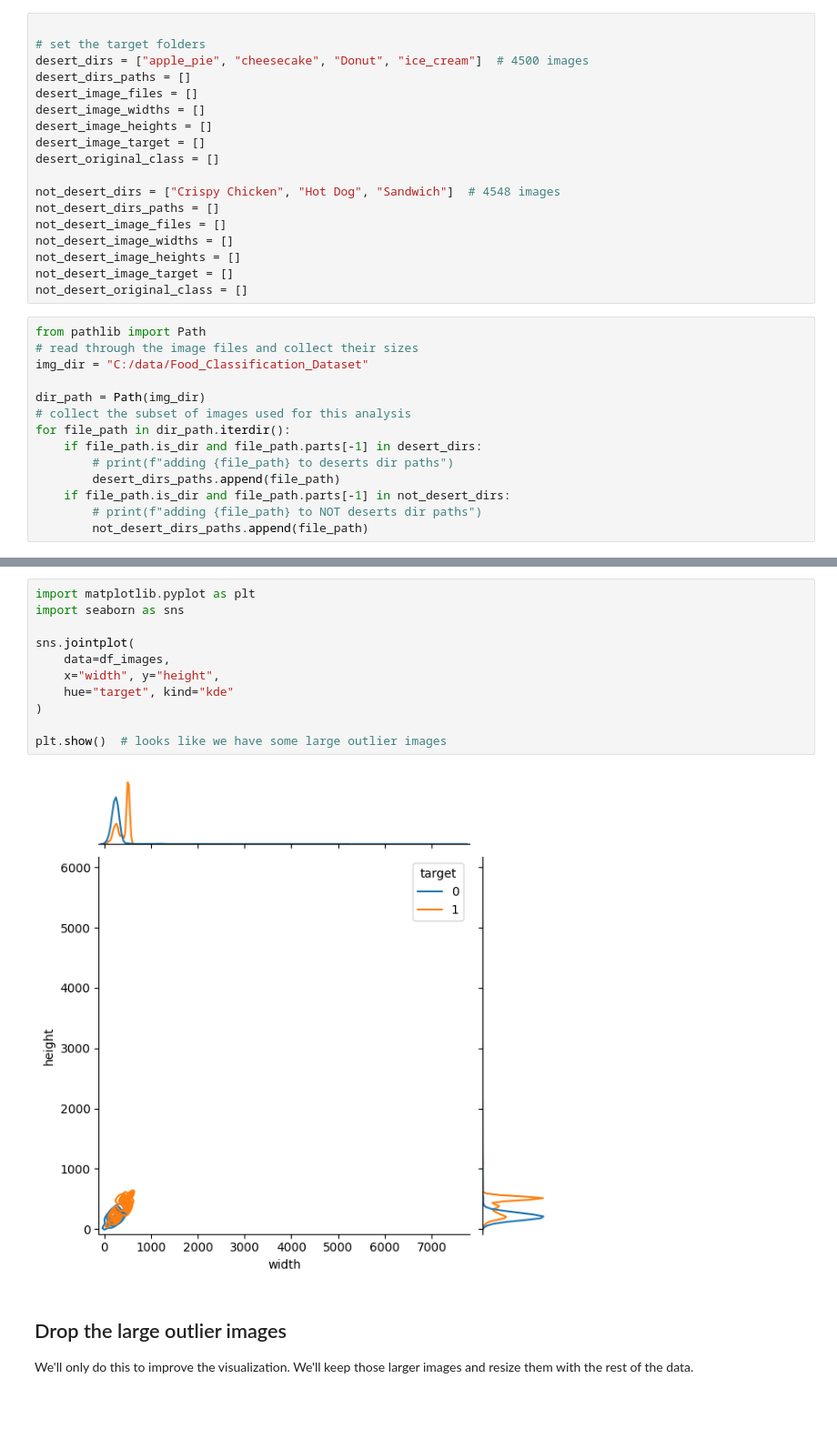
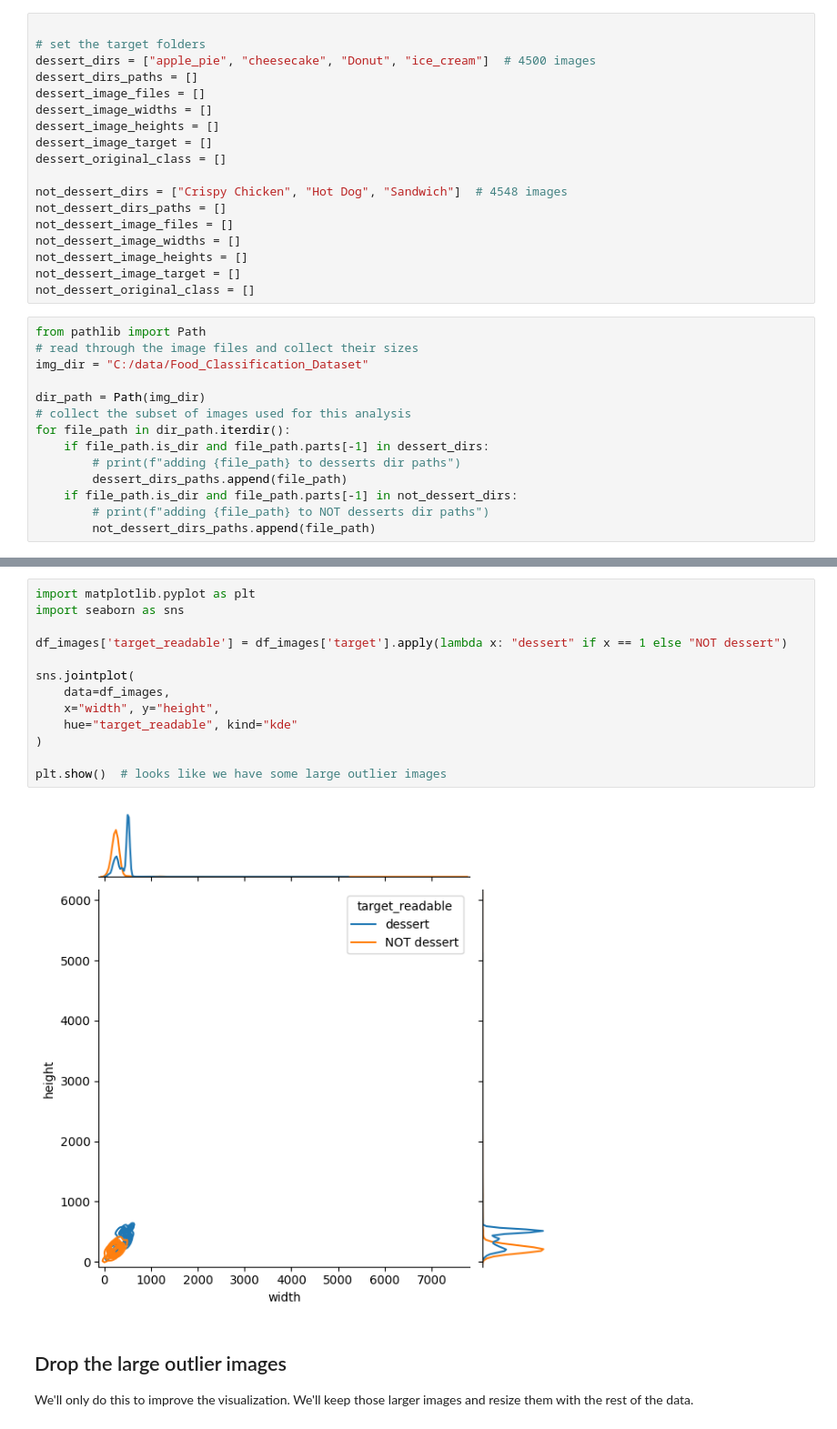
Before and after one commit to MichaelSzczepaniak/MLAIProjects, a Jupyter notebook: ExplainableML/FoodImageClassifier.ipynb, the cells around one changed output, grey strips where cells are left out. Shown at 91% size. Saved outputs shown, nothing was run; the diff lists cells and outputs as text.

```diff
--- a/ExplainableML/FoodImageClassifier.ipynb
+++ b/ExplainableML/FoodImageClassifier.ipynb
@@ -38,21 +38,21 @@ We'll work on a binary classification model which will use a subset of these ima
 # %%
 
 # set the target folders
-desert_dirs = ["apple_pie", "cheesecake", "Donut", "ice_cream"]  # 4500 images
-desert_dirs_paths = []
-desert_image_files = []
-desert_image_widths = []
-desert_image_heights = []
-desert_image_target = []
-desert_original_class = []
+dessert_dirs = ["apple_pie", "cheesecake", "Donut", "ice_cream"]  # 4500 images
+dessert_dirs_paths = []
+dessert_image_files = []
+dessert_image_widths = []
+dessert_image_heights = []
+dessert_image_target = []
+dessert_original_class = []
 
-not_desert_dirs = ["Crispy Chicken", "Hot Dog", "Sandwich"]  # 4548 images
-not_desert_dirs_paths = []
-not_desert_image_files = []
-not_desert_image_widths = []
-not_desert_image_heights = []
-not_desert_image_target = []
-not_desert_original_class = []
+not_dessert_dirs = ["Crispy Chicken", "Hot Dog", "Sandwich"]  # 4548 images
+not_dessert_dirs_paths = []
+not_dessert_image_files = []
+not_dessert_image_widths = []
+not_dessert_image_heights = []
+not_dessert_image_target = []
+not_dessert_original_class = []
 # %%
 from pathlib import Path
 # read through the image files and collect their sizes
@@ -61,12 +61,12 @@ img_dir = "C:/data/Food_Classification_Dataset"
 dir_path = Path(img_dir)
 # collect the subset of images used for this analysis
 for file_path in dir_path.iterdir():
-    if file_path.is_dir and file_path.parts[-1] in desert_dirs:
-        # print(f"adding {file_path} to deserts dir paths")
-        desert_dirs_paths.append(file_path)
-    if file_path.is_dir and file_path.parts[-1] in not_desert_dirs:
-        # print(f"adding {file_path} to NOT deserts dir paths")
-        not_desert_dirs_paths.append(file_path)
+    if file_path.is_dir and file_path.parts[-1] in dessert_dirs:
+        # print(f"adding {file_path} to desserts dir paths")
+        dessert_dirs_paths.append(file_path)
+    if file_path.is_dir and file_path.parts[-1] in not_dessert_dirs:
+        # print(f"adding {file_path} to NOT desserts dir paths")
+        not_dessert_dirs_paths.append(file_path)
 # %%
 from PIL import Image
 import pandas as pd
@@ -132,16 +134,18 @@ df_images = pd.DataFrame({"path": all_paths,
 # %%
 import matplotlib.pyplot as plt
 import seaborn as sns
 
+df_images['target_readable'] = df_images['target'].apply(lambda x: "dessert" if x == 1 else "NOT dessert")
+
 sns.jointplot(
     data=df_images,
     x="width", y="height",
-    hue="target", kind="kde"
+    hue="target_readable", kind="kde"
 )
 
 plt.show()  # looks like we have some large outlier images
 # %% [output]
-[figure, old version]
+[figure, new version]
 # %% [markdown]
 ## Drop the large outlier images
 
```
Also changed, not shown: parts of 11 cells of this notebook.
